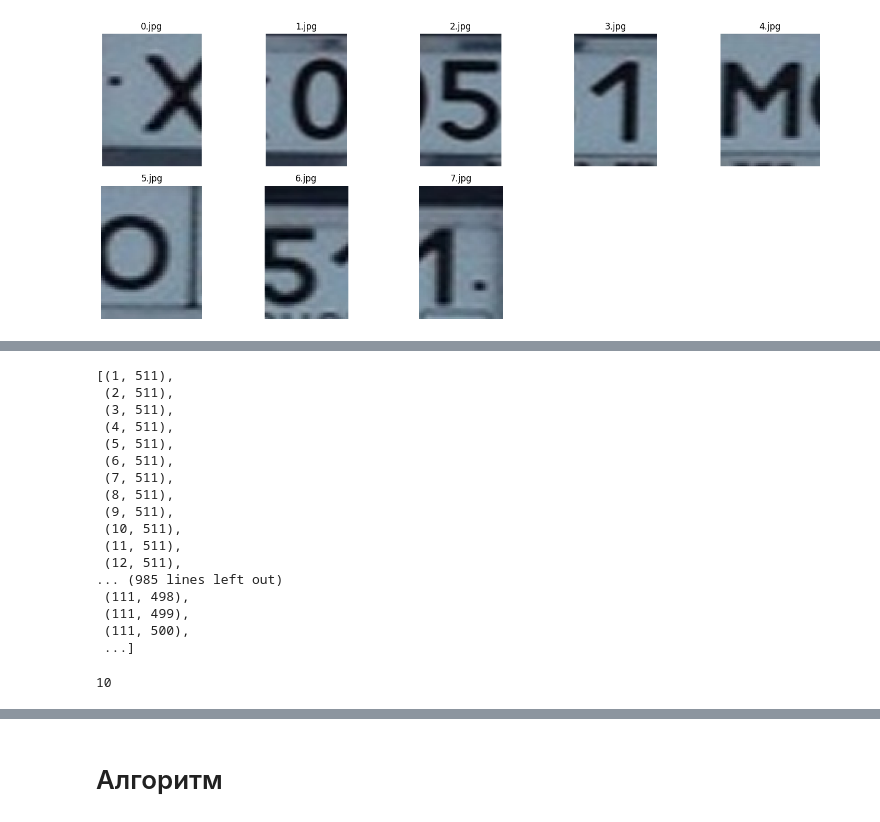
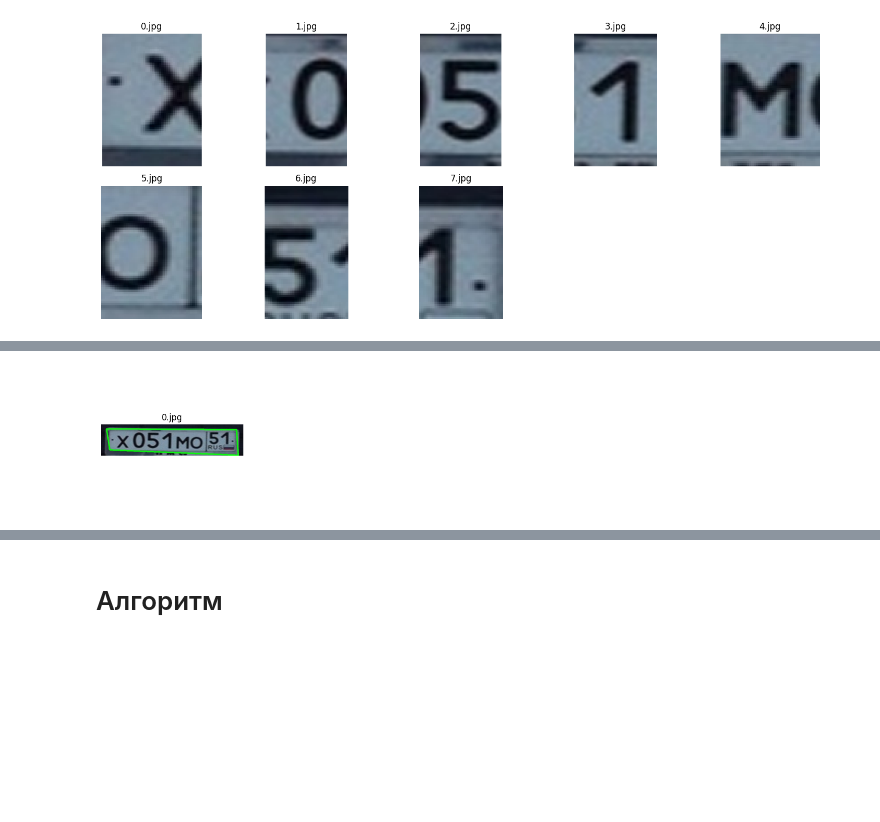
Before and after one commit to EgorYankovsky/Hackaton-Grozny-July-2024, a Jupyter notebook: pipeline.ipynb, the cells around one changed output, grey strips where cells are left out. Saved outputs shown, nothing was run; the diff lists cells and outputs as text; code cells hidden in the pictures; blank space fills up the shorter version.

```diff
--- a/pipeline.ipynb
+++ b/pipeline.ipynb
@@ -38,7 +36,7 @@ removeFrom('temp_crops/')
 [figure]
 # %%
 
-img = cv.imread('license.png')
+img = cv.imread(images_pth[0])
 #assert img is not None, "file could not be read, check with os.path.exists()"
 rows,cols,ch = img.shape
 pts1 = np.float32([[3,42], [482, 0], [511, 76]])
@@ -90,47 +88,50 @@ for r in range(1,row):
     for c in range(1, col):
         if markers[r][c] == -1:
             coords.append((r, c))
-
-coords
-# %% [output]
-[(1, 511),
- (2, 511),
- (3, 511),
- (4, 511),
- (5, 511),
- (6, 511),
- (7, 511),
- (8, 511),
- (9, 511),
- (10, 511),
- (11, 511),
- (12, 511),
-... (985 lines left out)
- (111, 498),
- (111, 499),
- (111, 500),
- ...]
 # %%
-img = cv.imread('license.png')
+def adaptive(img):
+    gray = cv.cvtColor(img, cv.COLOR_BGR2GRAY)
+    blur = cv.GaussianBlur(gray, (7,7), 0)
 
-gray = cv.cvtColor(img, cv.COLOR_BGR2GRAY)
-blur = cv.medianBlur(gray, 5)
-thresh = cv.adaptiveThreshold(blur, 255, cv.ADAPTIVE_THRESH_GAUSSIAN_C, cv.THRESH_BINARY, 11, 2)
+    kernel = np.ones((5,5), np.uint8)
+    thresh = cv.adaptiveThreshold(blur, 255, cv.ADAPTIVE_THRESH_GAUSSIAN_C, cv.THRESH_BINARY, 21, 2)
+    return thresh
 
-conts, hier = cv.findContours(thresh, cv.RETR_LIST, cv.CHAIN_APPROX_SIMPLE)
-cnts = sorted(conts, key=cv.contourArea, reverse=True)[:10]
+def global_thresh(img):
+    gray = cv.cvtColor(img, cv.COLOR_BGR2GRAY)
+    blur = cv.GaussianBlur(gray, (7,7), 0)
+
+    kernel = np.ones((5,5), np.uint8)
+    ret, thresh = cv.threshold(blur, 0, 255, cv.THRESH_BINARY + cv.THRESH_OTSU)
+    return thresh
+
+for i in np.arange(1):
+    img = cv.imread(images_pth[i])
+    #print(images_pth[i])
+    img = cv.resize(img, (512, 112), fx=1, fy=1, interpolation=cv.INTER_CUBIC)
+
+    thresh = global_thresh(img)
+
+    conts, hier = cv.findContours(thresh, cv.RETR_EXTERNAL, cv.CHAIN_APPROX_SIMPLE)
+    cnts = sorted(conts, key=cv.contourArea, reverse=True)[:10]
+
+    points = []
+    for cont in cnts:
+        perimeter = cv.arcLength(cont, True)
+        approx = cv.approxPolyDP(cont, 0.02 * perimeter, True)
+
+        hull = cv.convexHull(approx, returnPoints=True)
+        if len(hull) == 4 and cv.contourArea(hull) / 512 / 112 > 0.3:
+            for point in hull:
+                p = point[0]
+                points.append(list(p))
+            cv.drawContours(img, [hull], -1, (0, 255,0 ), 3)
+
+    cv.imwrite(f'temp_crops/{i}.jpg', img)
 
 
-for cont in cnts:
-    perimeter = cv.arcLength(cont, True)
-    approx = cv.approxPolyDP(cont, 0.02 * perimeter, True)
+draw('temp_crops/')
 
-    hull = cv.convexHull(approx, returnPoints=True)
-    if len(approx) == 4:
-        cv.drawContours(img, [approx], -1, (0, 255,0 ), 3)
-
-
-cv.imshow('asd', img)
-cv.waitKey(0)
+removeFrom('temp_crops/')
 # %% [output]
-10
+[figure, added]
```
Also changed, not shown: parts of 7 cells of this notebook, 2 other files.
